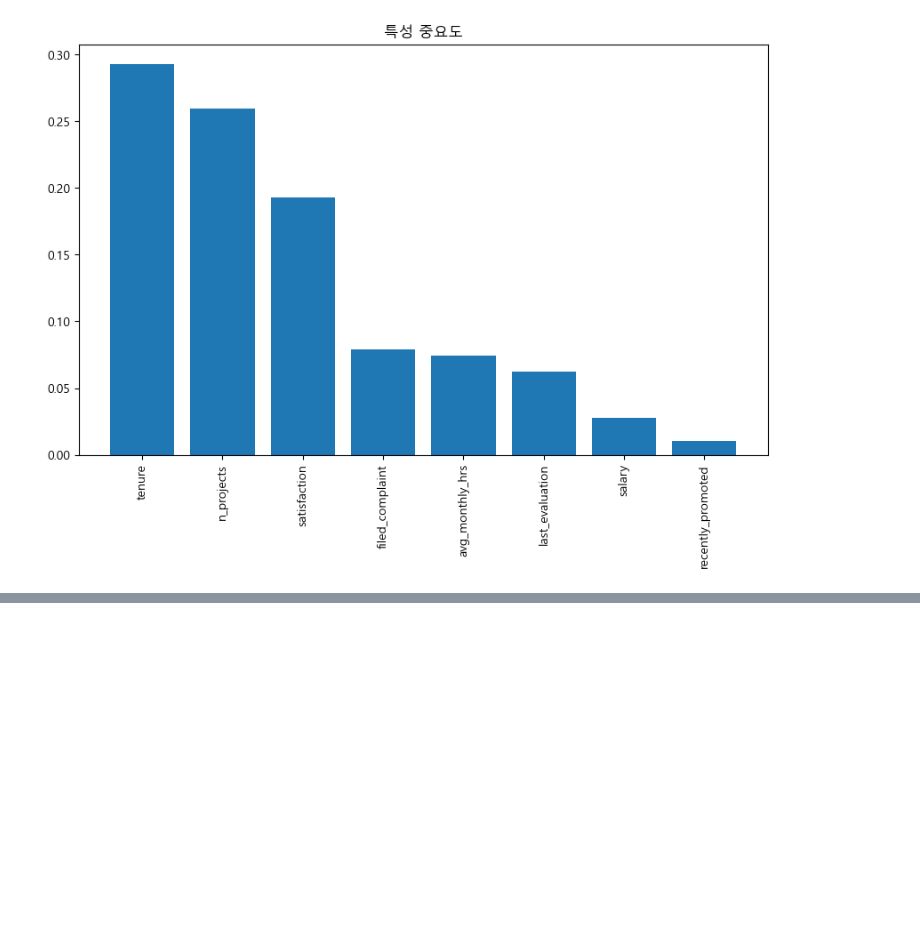
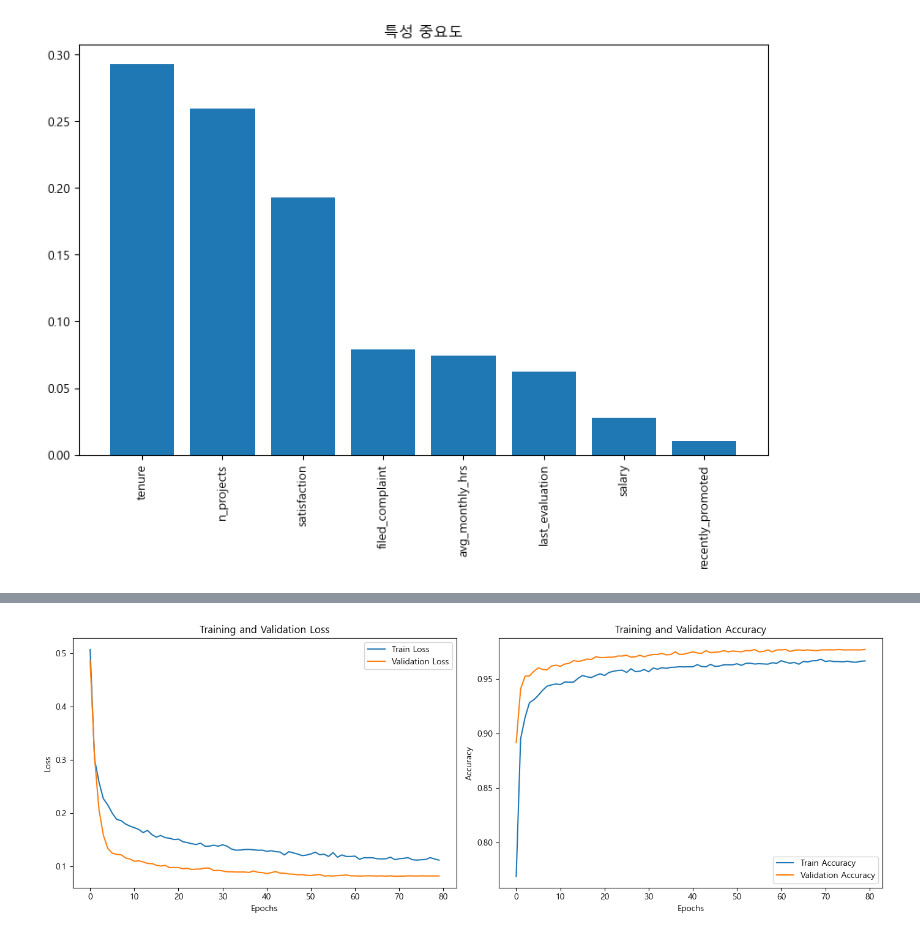
Before and after one commit to SKNETWORKS-FAMILY-AICAMP/SKN06-2nd-2Team, a Jupyter notebook: project2/employee_churn_model.ipynb, the cells around one changed output, grey strips where cells are left out. Cells and saved outputs as stored; diff of their text form; code cells hidden in the pictures; blank space fills up the shorter version.

```diff
--- a/project2/employee_churn_model.ipynb
+++ b/project2/employee_churn_model.ipynb
@@ -407,0 +481,98 @@ Cross-Validation Accuracy: 0.9594702200872959 (+/- 0.006622797615985034)
+# %%
+import tensorflow as tf
+from tensorflow.keras.models import Sequential
+from tensorflow.keras.layers import Dense, Dropout, BatchNormalization
+from tensorflow.keras.optimizers import Adam
+from tensorflow.keras.callbacks import ReduceLROnPlateau, EarlyStopping, LearningRateScheduler
+from tensorflow.keras import mixed_precision
+from sklearn.metrics import accuracy_score, precision_score, recall_score, f1_score, roc_auc_score
+import matplotlib.pyplot as plt
+from tensorflow.keras.utils import plot_model
+from IPython.display import Image
+
+# Mixed Precision 설정 (GPU 사용 시)
+mixed_precision.set_global_policy('mixed_float16')
+
+# 모델 정의
+model = Sequential([
+    Dense(128, input_dim=X_train.shape[1], activation='relu'),
+    BatchNormalization(),
+    Dropout(0.4),
+    Dense(64, activation='relu'),
+    BatchNormalization(),
+    Dropout(0.4),
+    Dense(1, activation='sigmoid')
+])
+
+# 모델 컴파일
+model.compile(optimizer=Adam(learning_rate=0.001), loss='binary_crossentropy', metrics=['accuracy'])
+
+# 콜백 설정
+reduce_lr = ReduceLROnPlateau(monitor='val_loss', factor=0.5, patience=5, min_lr=1e-6)
+early_stopping = EarlyStopping(monitor='val_loss', patience=10, restore_best_weights=True, verbose=1)
+
+# Learning Rate Scheduler
+def lr_scheduler(epoch, lr):
+    if epoch > 10:
+        return lr * 0.99
+    return lr
+
+lr_callback = LearningRateScheduler(lr_scheduler)
+
+# 데이터셋 준비 (tf.data를 이용해 최적화)
+batch_size = 128
+train_dataset = tf.data.Dataset.from_tensor_slices((X_train, y_train)).cache().batch(batch_size).prefetch(tf.data.AUTOTUNE)
+val_dataset = tf.data.Dataset.from_tensor_slices((X_test, y_test)).cache().batch(batch_size).prefetch(tf.data.AUTOTUNE)
+
+# 모델 학습
+history = model.fit(
+    train_dataset,
+    epochs=200,
+    validation_data=val_dataset,
+    callbacks=[reduce_lr, early_stopping, lr_callback]
+)
+
+# 모델 예측 및 성능 평가
+y_pred = (model.predict(X_test) > 0.5).astype("int32")
+
+# 정확도, 정밀도, 재현율, F1 점수, ROC AUC 계산
+accuracy = accuracy_score(y_test, y_pred)
+precision = precision_score(y_test, y_pred)
+recall = recall_score(y_test, y_pred)
+f1 = f1_score(y_test, y_pred)
+roc_auc = roc_auc_score(y_test, model.predict(X_test))
+
+# 결과 출력
+print(f"Test Accuracy: {accuracy * 100:.2f}%")
+print(f"Precision: {precision:.4f}")
+print(f"Recall: {recall:.4f}")
+print(f"F1 Score: {f1:.4f}")
+print(f"ROC AUC: {roc_auc:.4f}")
+
+# 학습 결과 시각화
+# 1. 훈련 및 검증 손실 시각화
+plt.figure(figsize=(14, 5))
+
+# 훈련 및 검증 손실
+plt.subplot(1, 2, 1)
+plt.plot(history.history['loss'], label='Train Loss')
+plt.plot(history.history['val_loss'], label='Validation Loss')
+plt.xlabel('Epochs')
+plt.ylabel('Loss')
+plt.title('Training and Validation Loss')
+plt.legend()
+
+# 2. 훈련 및 검증 정확도 시각화
+# 훈련 및 검증 정확도
+plt.subplot(1, 2, 2)
+plt.plot(history.history['accuracy'], label='Train Accuracy')
+plt.plot(history.history['val_accuracy'], label='Validation Accuracy')
+plt.xlabel('Epochs')
+plt.ylabel('Accuracy')
+plt.title('Training and Validation Accuracy')
+plt.legend()
+
+# 그래프 출력
+plt.tight_layout()
+plt.show()
+# %% [output]
@@ -407,0 +597 @@ Cross-Validation Accuracy: 0.9594702200872959 (+/- 0.006622797615985034)
+[figure, added]
```
Also changed, not shown: parts of 13 cells of this notebook.
